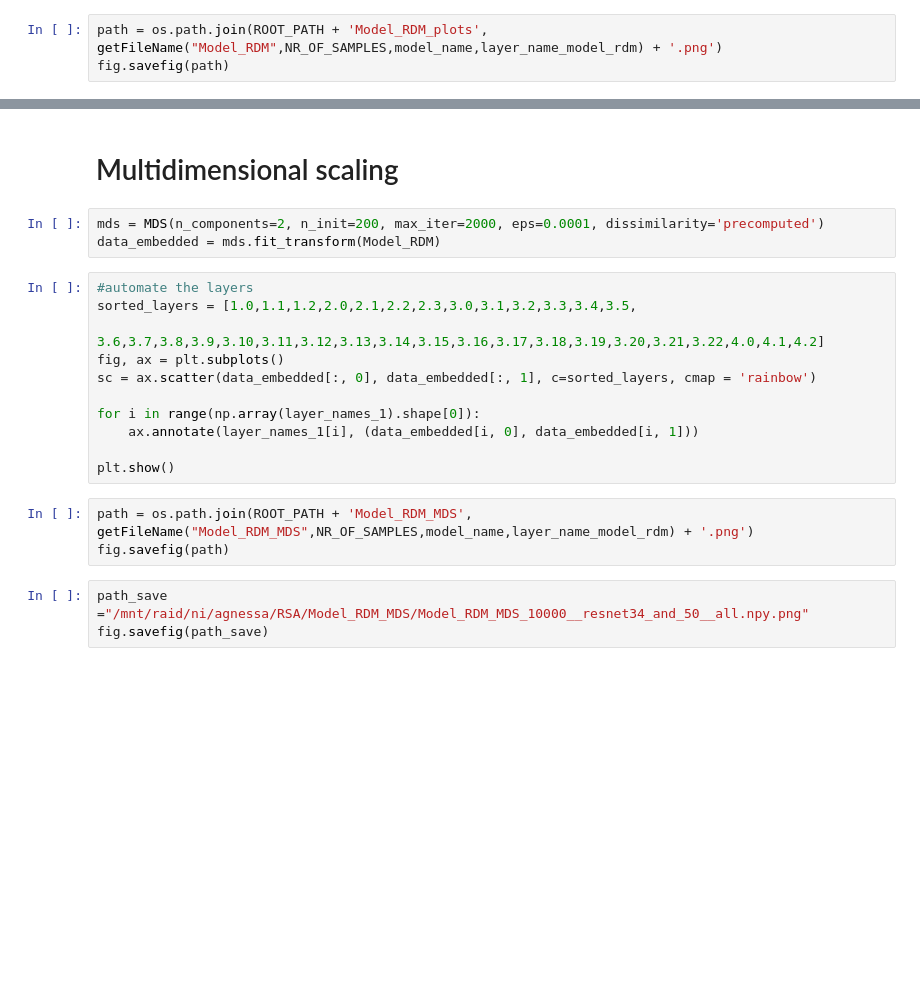
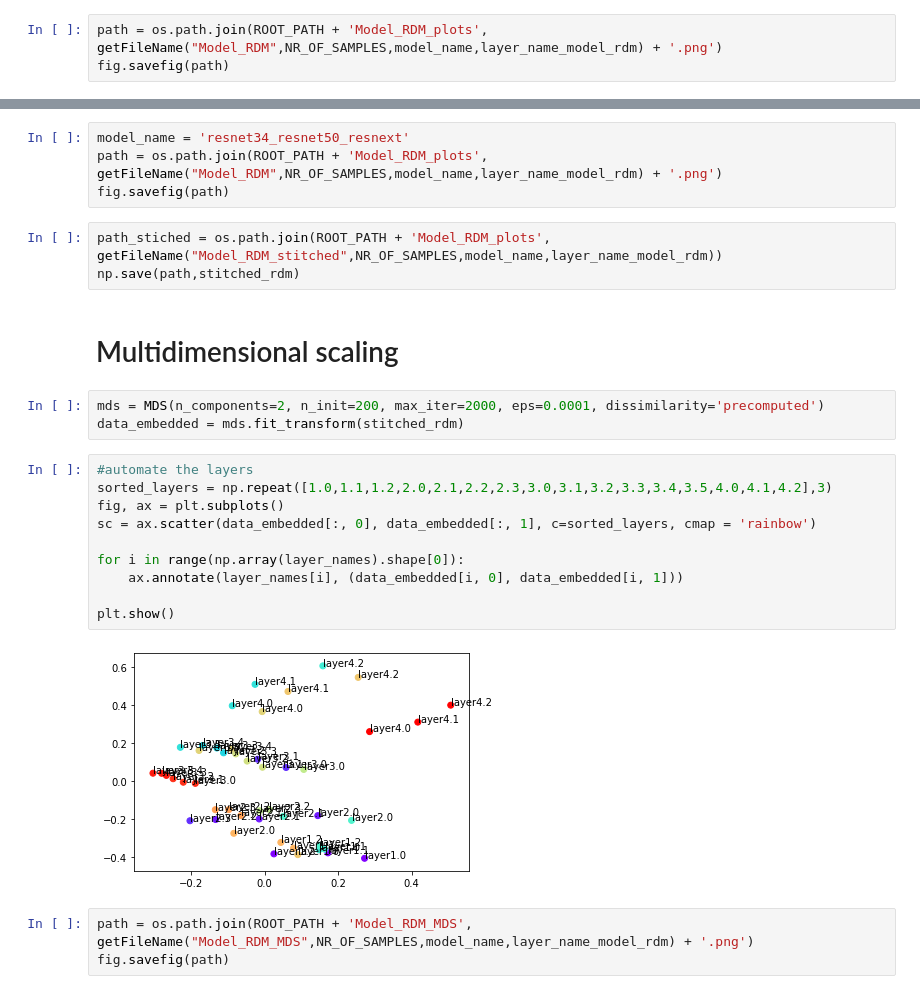
Before and after one commit to Agnessa14/RSA_object_classification, a Jupyter notebook: Plotting_Model_RDM.ipynb, the cells around one changed output, grey strips where cells are left out. Saved outputs shown, nothing was run; the diff lists cells and outputs as text; blank space fills up the shorter version.

```diff
--- a/Plotting_Model_RDM.ipynb
+++ b/Plotting_Model_RDM.ipynb
@@ -143,22 +135,27 @@ fig.savefig(path)
+# %%
+model_name = 'resnet34_resnet50_resnext'
+path = os.path.join(ROOT_PATH + 'Model_RDM_plots', getFileName("Model_RDM",NR_OF_SAMPLES,model_name,layer_name_model_rdm) + '.png')
+fig.savefig(path)
+# %%
+path_stiched = os.path.join(ROOT_PATH + 'Model_RDM_plots', getFileName("Model_RDM_stitched",NR_OF_SAMPLES,model_name,layer_name_model_rdm))
+np.save(path,stitched_rdm)
 # %% [markdown]
 # Multidimensional scaling
 # %%
 mds = MDS(n_components=2, n_init=200, max_iter=2000, eps=0.0001, dissimilarity='precomputed')
-data_embedded = mds.fit_transform(Model_RDM)
+data_embedded = mds.fit_transform(stitched_rdm)
 # %%
 #automate the layers
-sorted_layers = [1.0,1.1,1.2,2.0,2.1,2.2,2.3,3.0,3.1,3.2,3.3,3.4,3.5,
-                 3.6,3.7,3.8,3.9,3.10,3.11,3.12,3.13,3.14,3.15,3.16,3.17,3.18,3.19,3.20,3.21,3.22,4.0,4.1,4.2]
+sorted_layers = np.repeat([1.0,1.1,1.2,2.0,2.1,2.2,2.3,3.0,3.1,3.2,3.3,3.4,3.5,4.0,4.1,4.2],3)
 fig, ax = plt.subplots()
 sc = ax.scatter(data_embedded[:, 0], data_embedded[:, 1], c=sorted_layers, cmap = 'rainbow')
 
-for i in range(np.array(layer_names_1).shape[0]):
-    ax.annotate(layer_names_1[i], (data_embedded[i, 0], data_embedded[i, 1]))
+for i in range(np.array(layer_names).shape[0]):
+    ax.annotate(layer_names[i], (data_embedded[i, 0], data_embedded[i, 1]))
 
 plt.show()
+# %% [output]
+[figure, added]
 # %%
 path = os.path.join(ROOT_PATH + 'Model_RDM_MDS', getFileName("Model_RDM_MDS",NR_OF_SAMPLES,model_name,layer_name_model_rdm) + '.png')
 fig.savefig(path)
-# %%
-path_save ="/mnt/raid/ni/agnessa/RSA/Model_RDM_MDS/Model_RDM_MDS_10000__resnet34_and_50__all.npy.png"
-fig.savefig(path_save)
```
Also changed, not shown: parts of 8 cells of this notebook.
